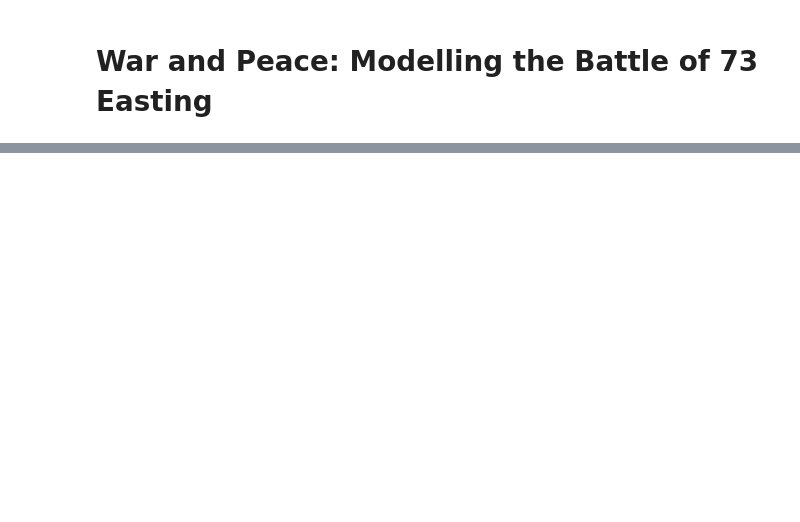
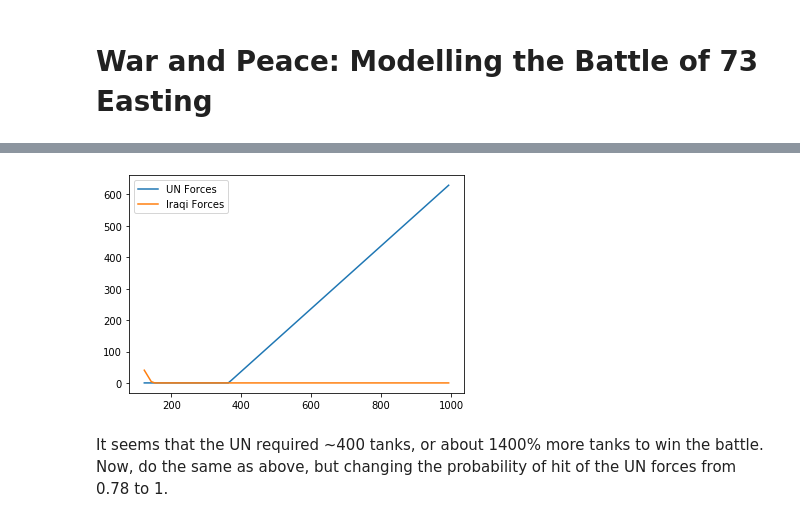
Before and after one commit to kyuyjay/CSE6730_Spring2020_73Easting, a Jupyter notebook: Project 2 Tutorial.ipynb, the cells around one changed output, grey strips where cells are left out. Saved outputs shown, nothing was run; the diff lists cells and outputs as text; code cells hidden in the pictures; blank space fills up the shorter version.

```diff
--- a/Project 2 Tutorial.ipynb
+++ b/Project 2 Tutorial.ipynb
@@ -127,0 +173,21 @@ plt.show()
+# %%
+strength = range(123, 1000, 10)
+rem_un = []
+rem_iraqi = []
+phase_un = []
+phase_iraqi = []
+for x in strength:
+    blue = UN(x)
+    red = Iraqi(265)
+    track_un, track_iraqi = sim(F, blue, red, T_MAX)
+    rem_un.append(track_un[-1])
+    rem_iraqi.append(track_iraqi[-1])
+    phase_un.append(track_un)
+    phase_iraqi.append(track_iraqi)
+# %%
+plt.plot(strength, rem_un, label="UN Forces")
+plt.plot(strength, rem_iraqi, label="Iraqi Forces")
+plt.legend()
+plt.show()
+# %% [output]
+[figure, added]
@@ -127,0 +203,2 @@ plt.show()
+# %% [markdown]
+It seems that the UN required ~400 tanks, or about 1400% more tanks to win the battle. Now, do the same as above, but changing the probability of hit of the UN forces from 0.78 to 1.
```
Also changed, not shown: parts of 77 cells of this notebook, 2 other files.
